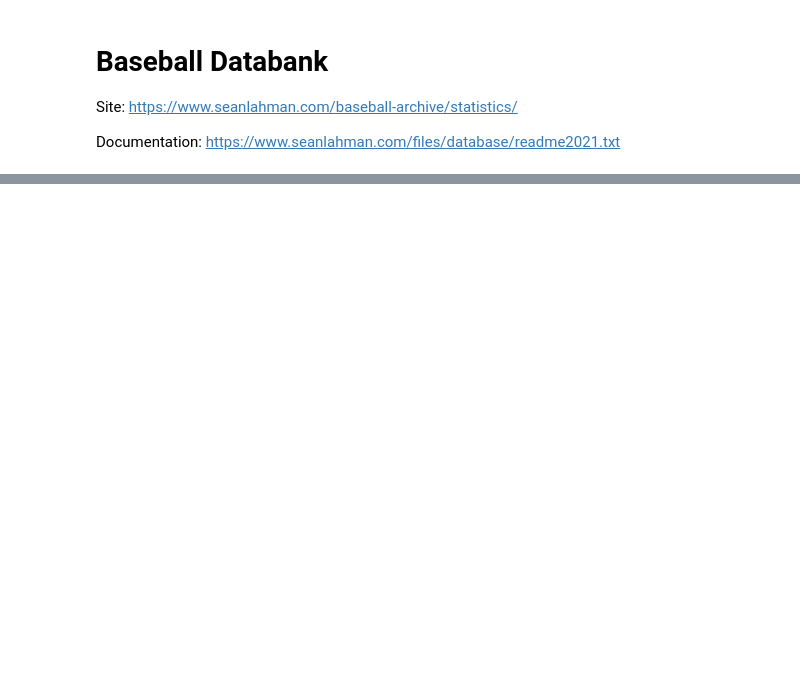
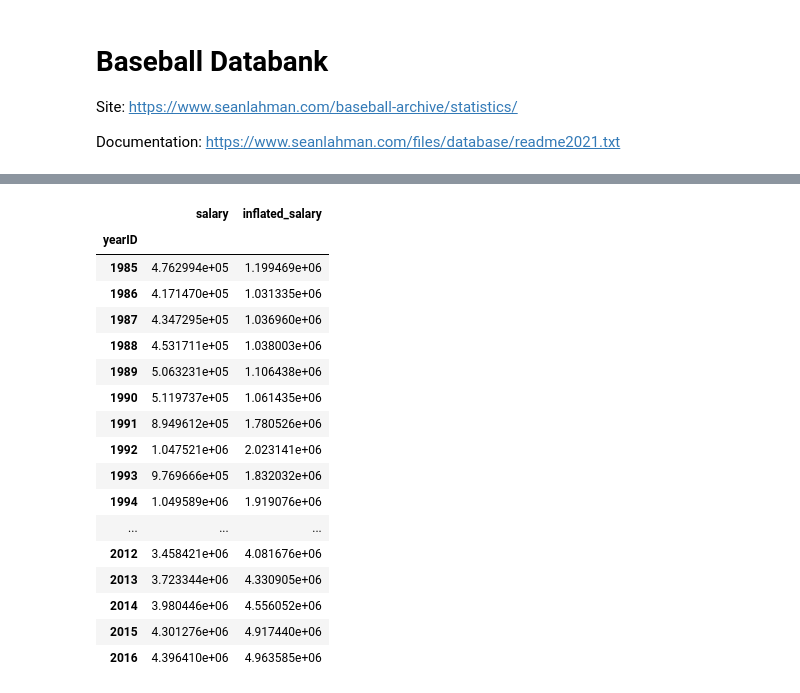
Before and after one commit to ghelms/MoneyBall-2.0, a Jupyter notebook: explore.ipynb, the cells around one changed output, grey strips where cells are left out. Cells and saved outputs as stored; diff of their text form; code cells hidden in the pictures; blank space fills up the shorter version.

```diff
--- a/explore.ipynb
+++ b/explore.ipynb
@@ -216,0 +34,23 @@ plt.show()
+# %%
+# plot salary mean by year
+mean_salaries = salaries.groupby("yearID").mean()
+mean_salaries
+# %% [output]
+|  | salary | inflated_salary |
+| yearID |  |  |
+| 1985 | 4.762994e+05 | 1.199469e+06 |
+| 1986 | 4.171470e+05 | 1.031335e+06 |
+| 1987 | 4.347295e+05 | 1.036960e+06 |
+| 1988 | 4.531711e+05 | 1.038003e+06 |
+| 1989 | 5.063231e+05 | 1.106438e+06 |
+| 1990 | 5.119737e+05 | 1.061435e+06 |
+| 1991 | 8.949612e+05 | 1.780526e+06 |
+| 1992 | 1.047521e+06 | 2.023141e+06 |
+| 1993 | 9.769666e+05 | 1.832032e+06 |
+| 1994 | 1.049589e+06 | 1.919076e+06 |
+| ... | ... | ... |
+| 2012 | 3.458421e+06 | 4.081676e+06 |
+| 2013 | 3.723344e+06 | 4.330905e+06 |
+| 2014 | 3.980446e+06 | 4.556052e+06 |
+| 2015 | 4.301276e+06 | 4.917440e+06 |
+| 2016 | 4.396410e+06 | 4.963585e+06 |
```
Also changed, not shown: parts of 18 cells of this notebook, 1 other file.
